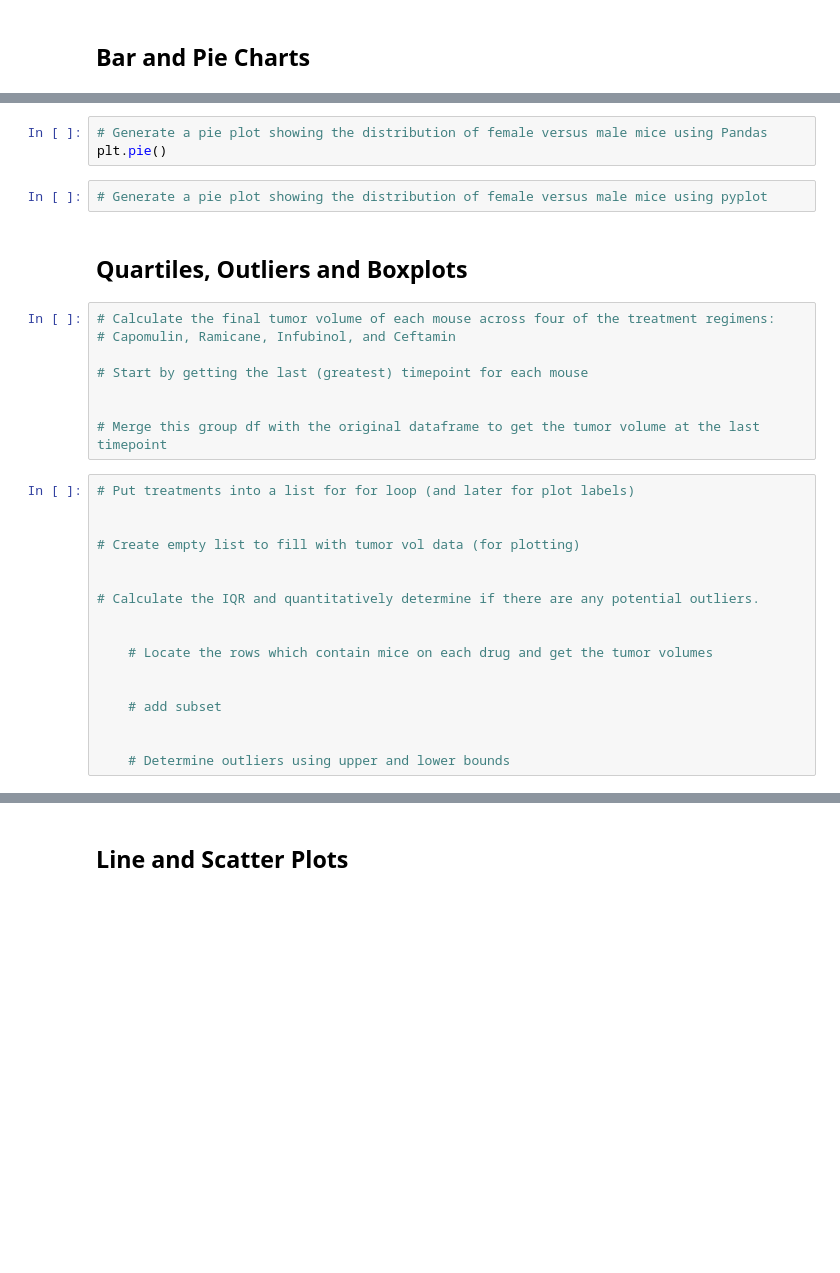
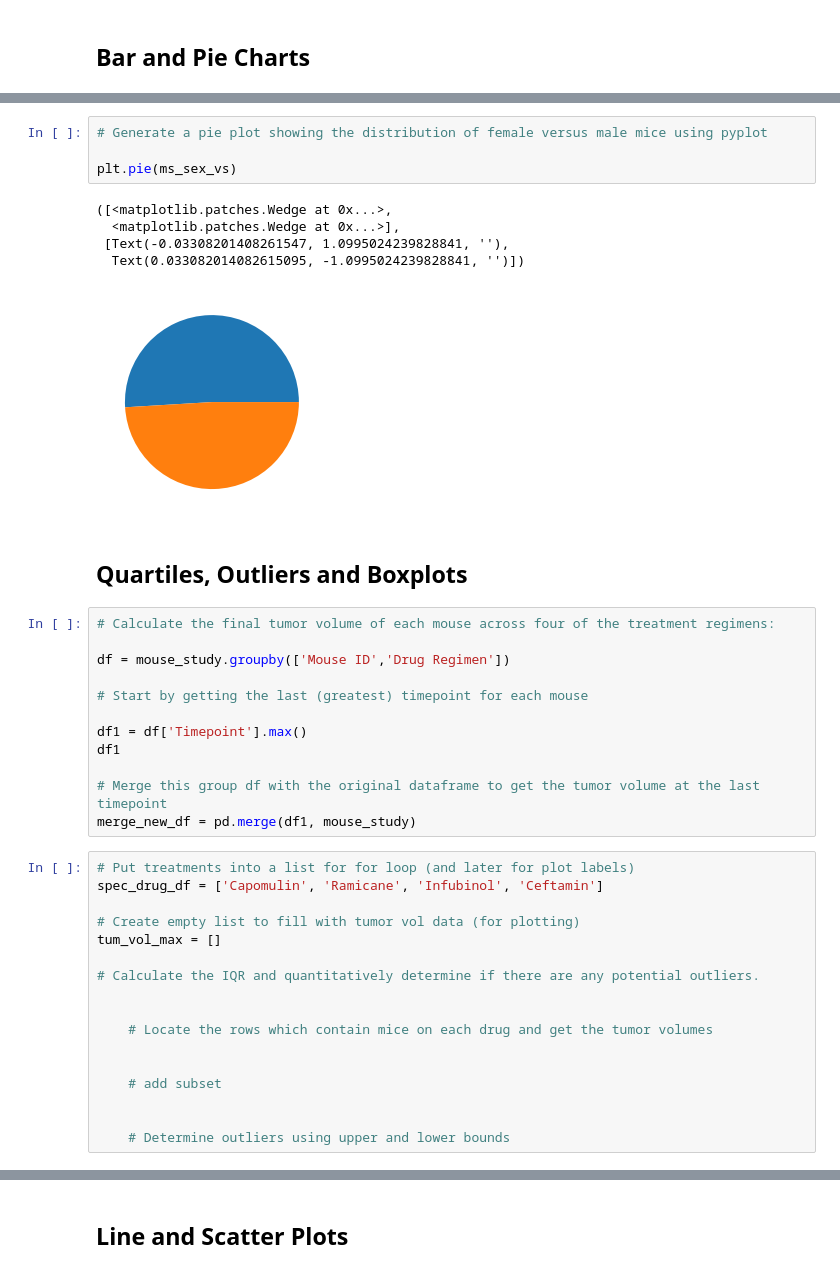
Before and after one commit to stim0010/matplotlib-challenge, a Jupyter notebook: Pymaceuticals/pymaceuticals_starter.ipynb, the cells around one changed output, grey strips where cells are left out. Cells and saved outputs as stored; diff of their text form; blank space fills up the shorter version.

```diff
--- a/Pymaceuticals/pymaceuticals_starter.ipynb
+++ b/Pymaceuticals/pymaceuticals_starter.ipynb
@@ -136,24 +165,33 @@ plt.bar(x_bar, y_bar)
 # %%
-# Generate a pie plot showing the distribution of female versus male mice using Pandas
-plt.pie()
+# Generate a pie plot showing the distribution of female versus male mice using pyplot
+
+plt.pie(ms_sex_vs)
+# %% [output]
+([<matplotlib.patches.Wedge at 0x...>,
+  <matplotlib.patches.Wedge at 0x...>],
+ [Text(-0.03308201408261547, 1.0995024239828841, ''),
+  Text(0.033082014082615095, -1.0995024239828841, '')])
+[figure, added]
-# %%
-# Generate a pie plot showing the distribution of female versus male mice using pyplot
 # %% [markdown]
 ## Quartiles, Outliers and Boxplots
 # %%
 # Calculate the final tumor volume of each mouse across four of the treatment regimens:
-# Capomulin, Ramicane, Infubinol, and Ceftamin
+
+df = mouse_study.groupby(['Mouse ID','Drug Regimen'])
 
 # Start by getting the last (greatest) timepoint for each mouse
 
+df1 = df['Timepoint'].max()
+df1
 
 # Merge this group df with the original dataframe to get the tumor volume at the last timepoint
+merge_new_df = pd.merge(df1, mouse_study)
 # %%
 # Put treatments into a list for for loop (and later for plot labels)
-
+spec_drug_df = ['Capomulin', 'Ramicane', 'Infubinol', 'Ceftamin']
 
 # Create empty list to fill with tumor vol data (for plotting)
-
+tum_vol_max = []
 
 # Calculate the IQR and quantitatively determine if there are any potential outliers.
 
```
Also changed, not shown: parts of 12 cells of this notebook.
